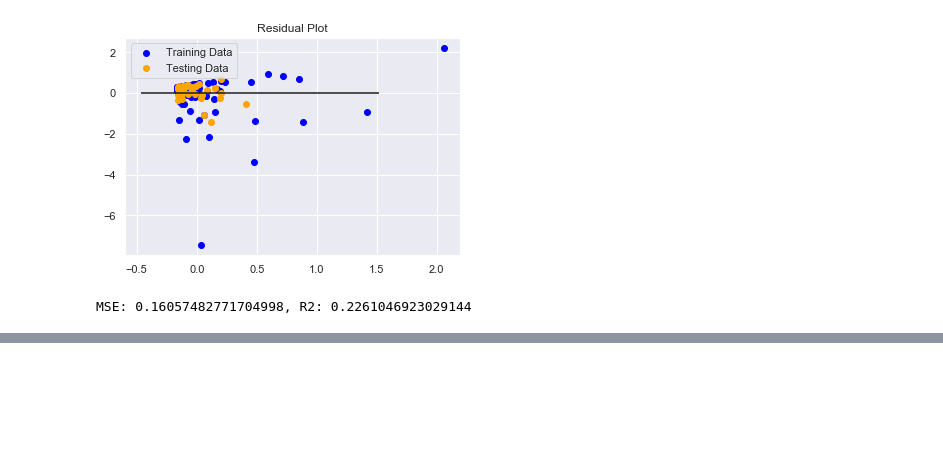
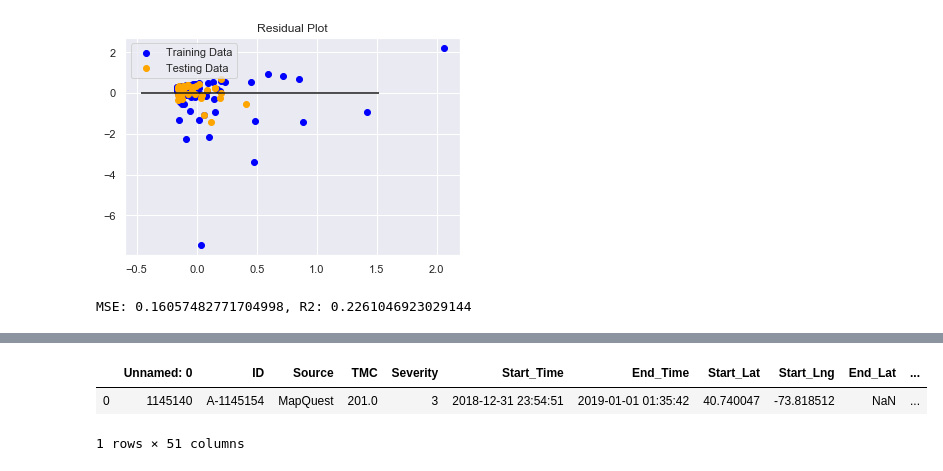
Before and after one commit to magogate/Project3, a Jupyter notebook: GA_vs_US_Population_Vs_Accidents.ipynb, the cells around one changed output, grey strips where cells are left out. Drawn from its saved outputs; the diff is of its cells as text; code cells hidden in the pictures; blank space fills up the shorter version.

```diff
--- a/GA_vs_US_Population_Vs_Accidents.ipynb
+++ b/GA_vs_US_Population_Vs_Accidents.ipynb
@@ -557,0 +591,8 @@ MSE: 0.16057482771704998, R2: 0.2261046923029144
+# %%
+mydf = pd.read_csv("D:\\GeorgiaTech\\ClassWork\\Project3\\US_Accidents_Dec19\\US_Accidents_2018.csv")
+# %%
+mydf.head(1)
+# %% [output]
+|  | Unnamed: 0 | ID | Source | TMC | Severity | Start_Time | End_Time | Start_Lat | Start_Lng | End_Lat | ... |
+| 0 | 1145140 | A-1145154 | MapQuest | 201.0 | 3 | 2018-12-31 23:54:51 | 2019-01-01 01:35:42 | 40.740047 | -73.818512 | NaN | ... |
+1 rows × 51 columns
```
Also changed, not shown: parts of 18 cells of this notebook.
